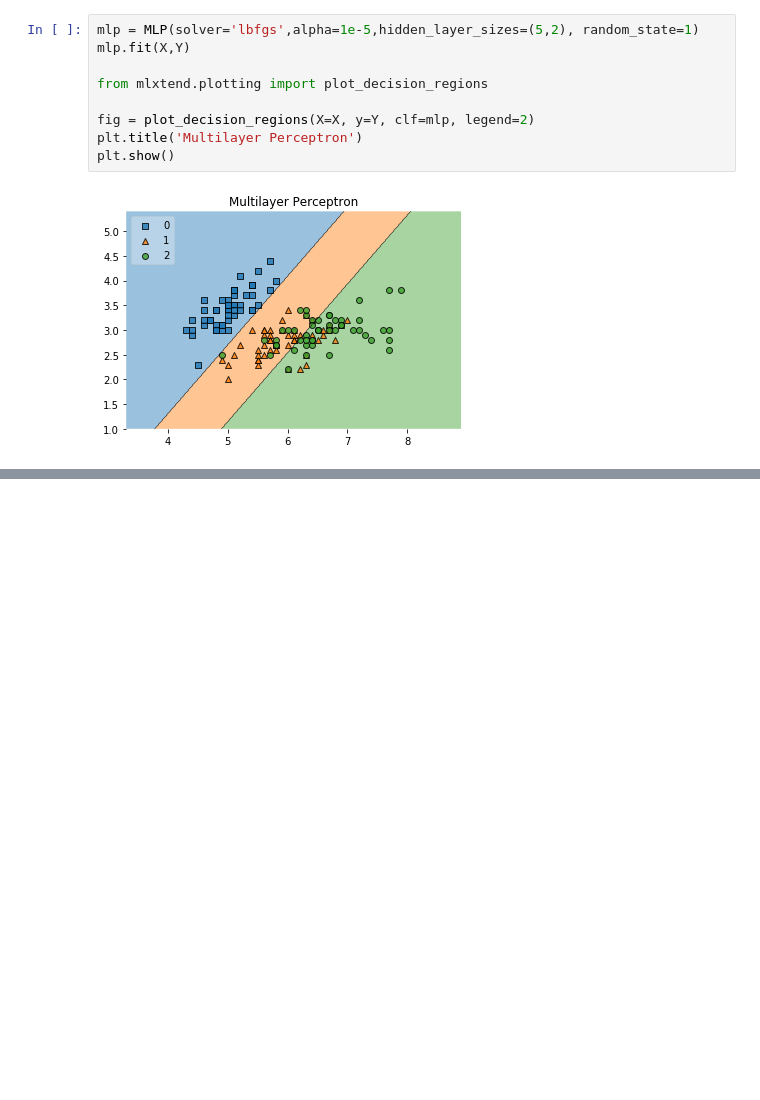
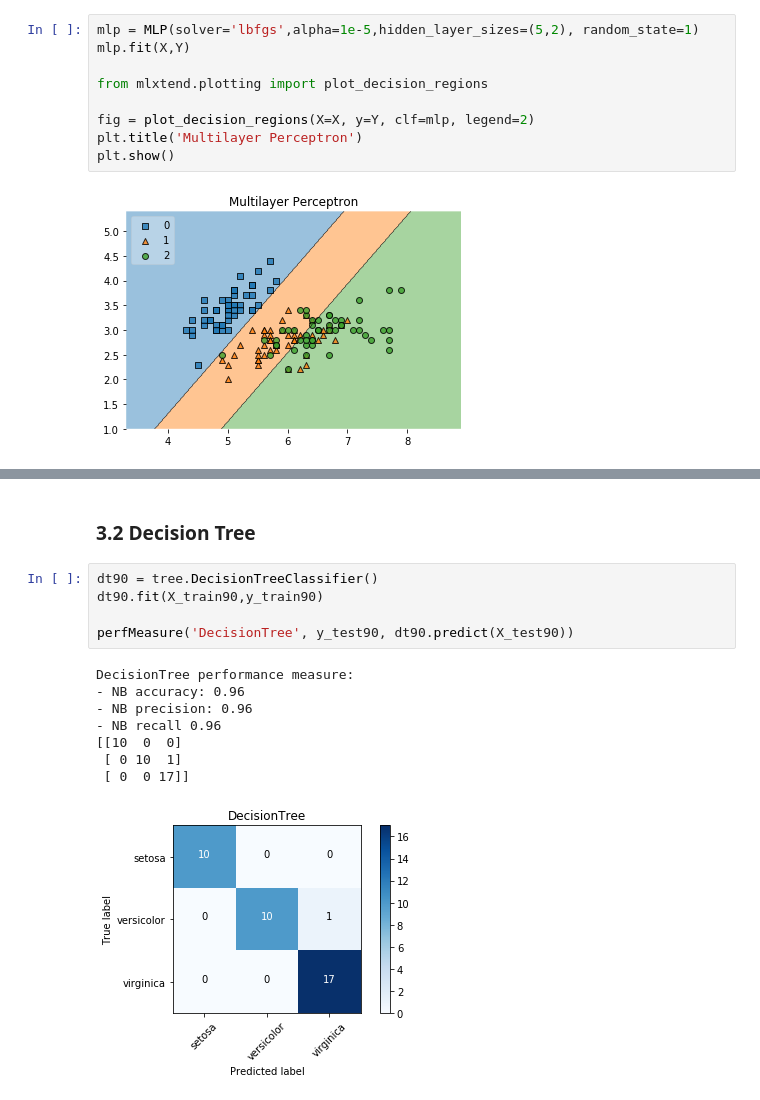
Before and after one commit to renjiraND/Tugas-Kecil-2-AI-IF3170, a Jupyter notebook: TUCIL 2 AI.ipynb, the cells around one changed output, grey strips where cells are left out. Drawn from its saved outputs; the diff is of its cells as text; blank space fills up the shorter version.

```diff
--- a/TUCIL 2 AI.ipynb
+++ b/TUCIL 2 AI.ipynb
@@ -176,0 +253,16 @@ plt.show()
+# %% [markdown]
+### 3.2 Decision Tree
+# %%
+dt90 = tree.DecisionTreeClassifier()
+dt90.fit(X_train90,y_train90)
+
+perfMeasure('DecisionTree', y_test90, dt90.predict(X_test90))
+# %% [output]
+DecisionTree performance measure:
+- NB accuracy: 0.96
+- NB precision: 0.96
+- NB recall 0.96
+[[10  0  0]
+ [ 0 10  1]
+ [ 0  0 17]]
+[figure, added]
```
Also changed, not shown: parts of 11 cells of this notebook.
